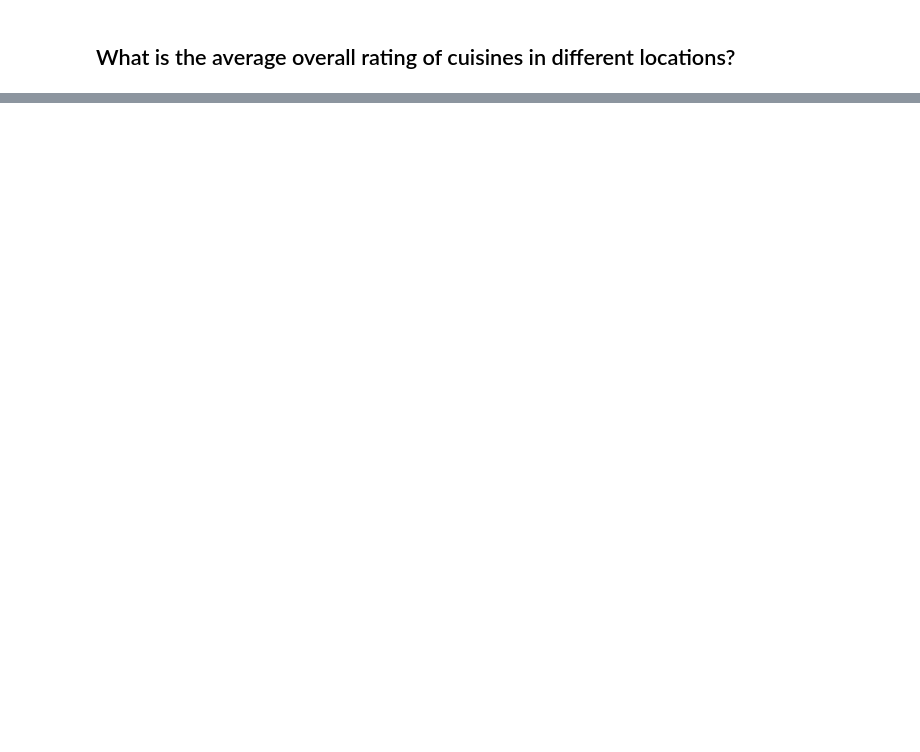
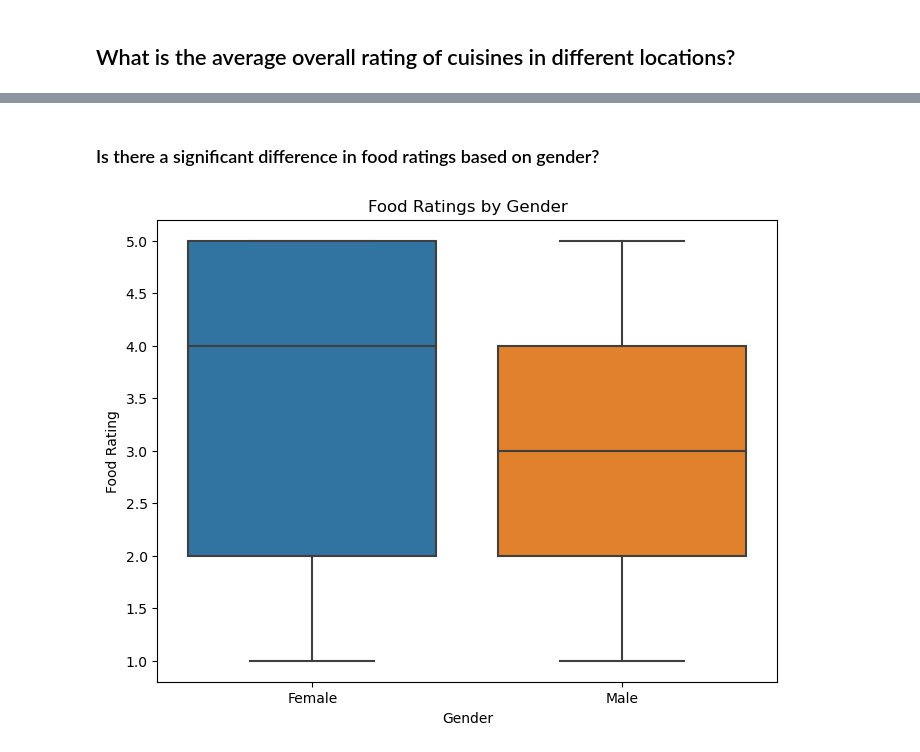
Before and after one commit to shafiop/Machine-Learning, a Jupyter notebook: Cuisine_rating_12062023.ipynb, the cells around one changed output, grey strips where cells are left out. Saved outputs shown, nothing was run; the diff lists cells and outputs as text; code cells hidden in the pictures; blank space fills up the shorter version.

```diff
--- a/Cuisine_rating_12062023.ipynb
+++ b/Cuisine_rating_12062023.ipynb
@@ -261,0 +241,14 @@ plt.show()
+# %% [markdown]
+### Is there a significant difference in food ratings based on gender?
+# %%
+import seaborn as sns
+
+# Box plot to compare food ratings by gender
+plt.figure(figsize=(8, 6))
+sns.boxplot(data=df, x='Gender', y='FoodRating')
+plt.xlabel('Gender')
+plt.ylabel('Food Rating')
+plt.title('Food Ratings by Gender')
+plt.show()
+# %% [output]
+[figure, added]
```
Also changed, not shown: parts of 47 cells of this notebook, 2 other files.
